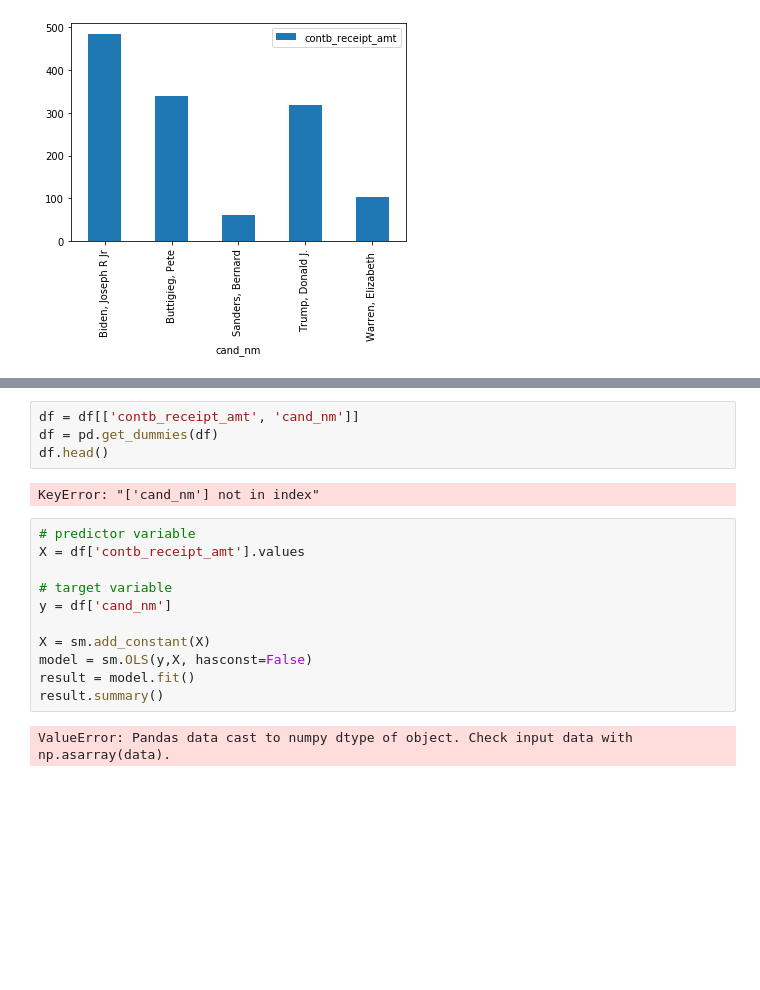
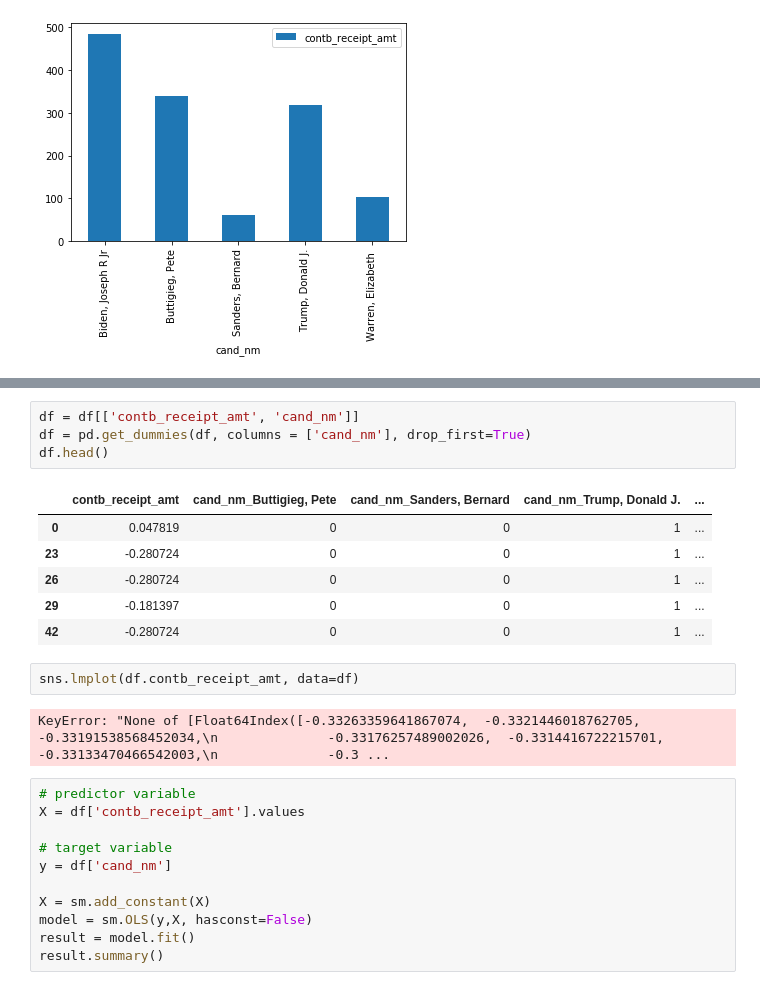
Before and after one commit to ali0003433/predict-recipient-presidential-contributions, a Jupyter notebook: 3. split-by-candidate.ipynb, the cells around one changed output, grey strips where cells are left out. Cells and saved outputs as stored; diff of their text form; blank space fills up the shorter version.

```diff
--- a/2. explore-data.ipynb
+++ b/3. split-by-candidate.ipynb
@@ -90,10 +90,19 @@ df.head()
 | 42 | Trump, Donald J. | ROSE, JUDAH | WASHINGTON | 20007 | ICF | CONSULTANT | -0.280724 | ... |
 # %%
 df = df[['contb_receipt_amt', 'cand_nm']]
-df = pd.get_dummies(df)
+df = pd.get_dummies(df, columns = ['cand_nm'], drop_first=True)
 df.head()
 # %% [output]
-KeyError: "['cand_nm'] not in index"
+|  | contb_receipt_amt | cand_nm_Buttigieg, Pete | cand_nm_Sanders, Bernard | cand_nm_Trump, Donald J. | ... |
+| 0 | 0.047819 | 0 | 0 | 1 | ... |
+| 23 | -0.280724 | 0 | 0 | 1 | ... |
+| 26 | -0.280724 | 0 | 0 | 1 | ... |
+| 29 | -0.181397 | 0 | 0 | 1 | ... |
+| 42 | -0.280724 | 0 | 0 | 1 | ... |
+# %%
+sns.lmplot(df.contb_receipt_amt, data=df)
+# %% [output]
+KeyError: "None of [Float64Index([-0.33263359641867074,  -0.3321446018762705, -0.33191538568452034,\n              -0.33176257489002026,  -0.3314416722215701, -0.33133470466542003,\n              -0.3 ...
 # %%
 # predictor variable
 X = df['contb_receipt_amt'].values
@@ -105,5 +114,3 @@ X = sm.add_constant(X)
 model = sm.OLS(y,X, hasconst=False)
 result = model.fit()
 result.summary()
-# %% [output]
-ValueError: Pandas data cast to numpy dtype of object. Check input data with np.asarray(data).
```
Also changed, not shown: 2 other files.
